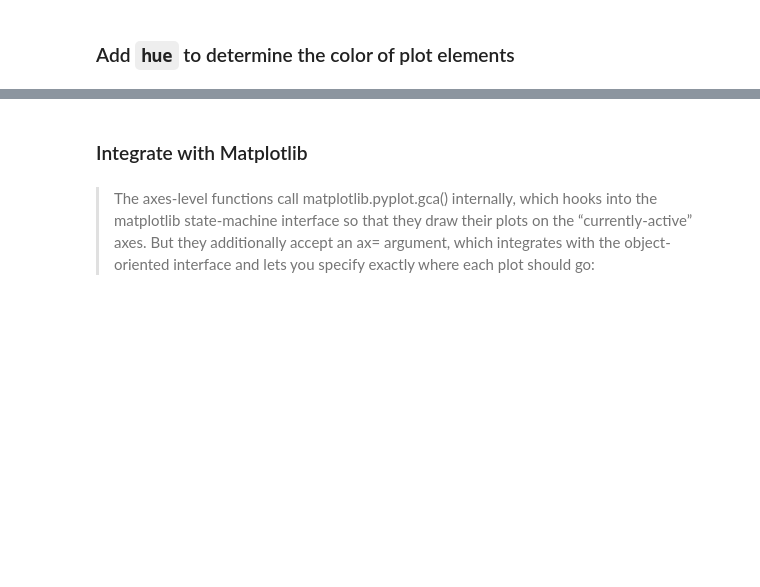
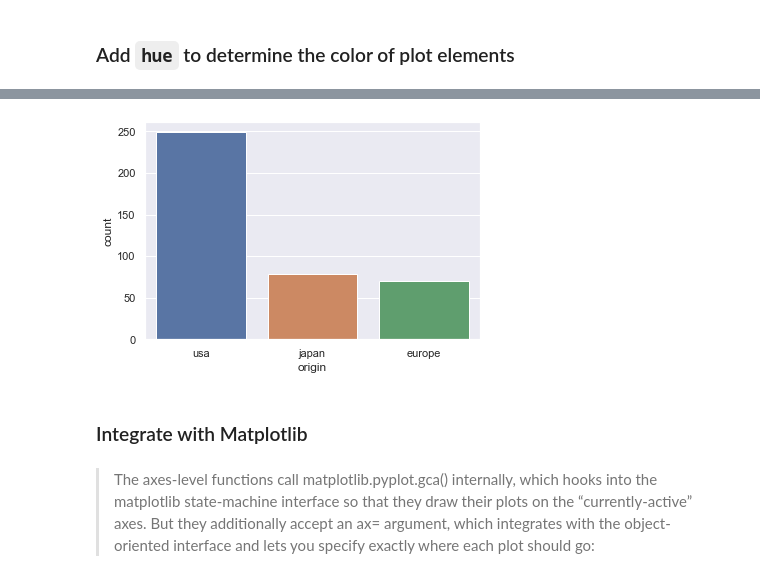
Before and after one commit to sophiamyang/intro-python-viz, a Jupyter notebook: 03-understand-data-statistically.ipynb, the cells around one changed output, grey strips where cells are left out. Drawn from its saved outputs; the diff is of its cells as text; code cells hidden in the pictures; blank space fills up the shorter version.

```diff
--- a/03-understand-data-statistically.ipynb
+++ b/03-understand-data-statistically.ipynb
@@ -63,3 +73,7 @@ sns.scatterplot(data=df, x='weight', y='mpg', hue='origin');
+# %%
+sns.countplot(data=df, x='origin');
+# %% [output]
+[figure, added]
 # %% [markdown]
 ### Integrate with Matplotlib
 # %% [markdown]
```
Also changed, not shown: parts of 10 cells of this notebook, 5 other files.
